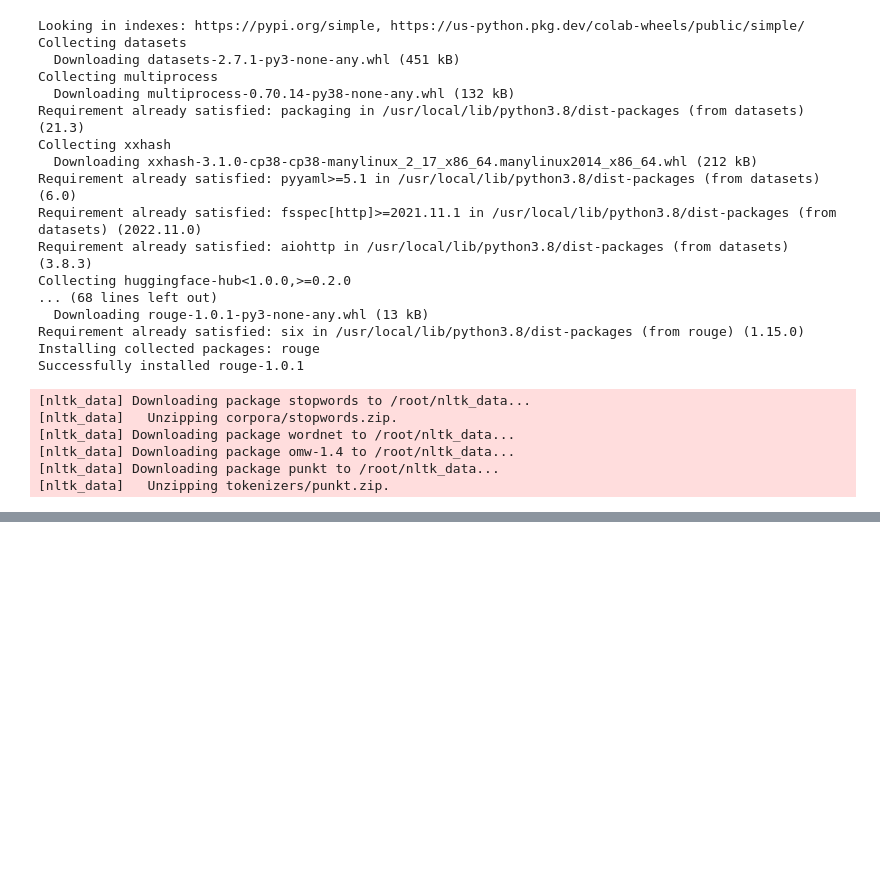
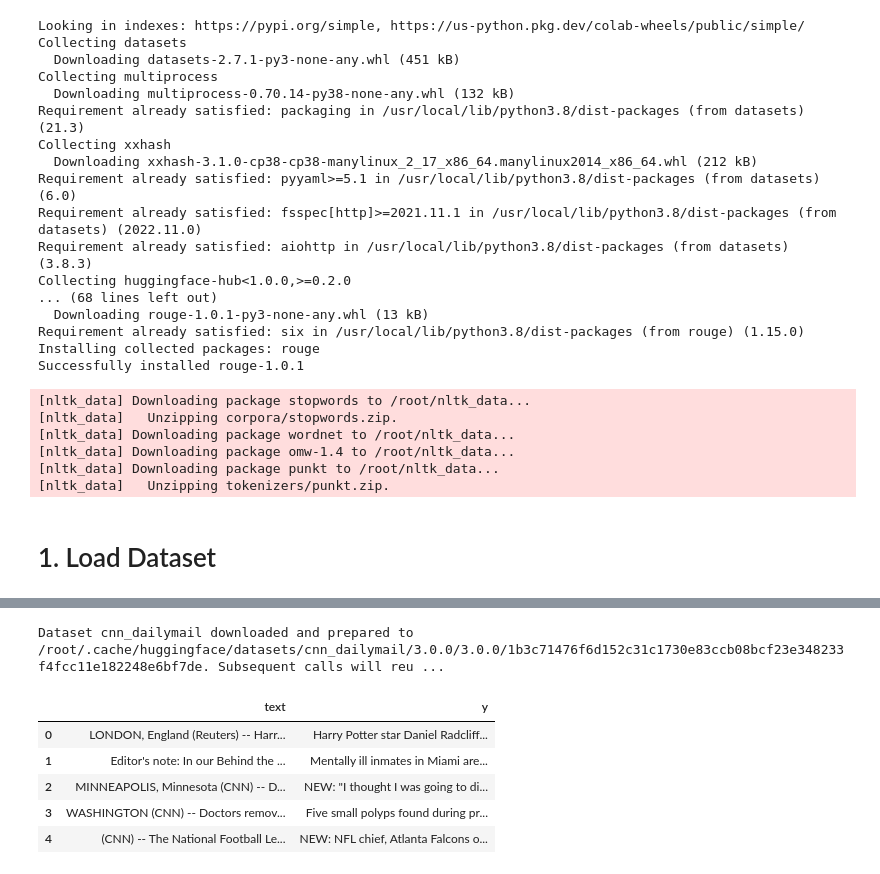
Before and after one commit to lordzlasher/summarization-nlp, a Jupyter notebook: Summarzation.ipynb, the cells around one changed output, grey strips where cells are left out. Drawn from its saved outputs; the diff is of its cells as text; code cells hidden in the pictures; blank space fills up the shorter version.

Commit message:
load dataset (fulltext)

```diff
--- a/Summarzation.ipynb
+++ b/Summarzation.ipynb
@@ -64,3 +64,12 @@ import gensim.downloader as gensim_api
 [nltk_data] Downloading package omw-1.4 to /root/nltk_data...
 [nltk_data] Downloading package punkt to /root/nltk_data...
 [nltk_data]   Unzipping tokenizers/punkt.zip.
+# %% [markdown]
+# 1. Load Dataset
+# %%
+dataset = datasets.load_dataset("cnn_dailymail", '3.0.0')
+lst_dics = [dic for dic in dataset["train"]]
+dtf = pd.DataFrame(lst_dics).rename(columns={"article":"text",
+      "highlights":"y"})[["text","y"]].head(20000)
+dtf.head()
+# %% [output]
@@ -66,0 +77,7 @@ import gensim.downloader as gensim_api
+Dataset cnn_dailymail downloaded and prepared to /root/.cache/huggingface/datasets/cnn_dailymail/3.0.0/3.0.0/1b3c71476f6d152c31c1730e83ccb08bcf23e348233f4fcc11e182248e6bf7de. Subsequent calls will reu ...
+|  | text | y |
+| 0 | LONDON, England (Reuters) -- Harr... | Harry Potter star Daniel Radcliff... |
+| 1 | Editor's note: In our Behind the ... | Mentally ill inmates in Miami are... |
+| 2 | MINNEAPOLIS, Minnesota (CNN) -- D... | NEW: "I thought I was going to di... |
+| 3 | WASHINGTON (CNN) -- Doctors remov... | Five small polyps found during pr... |
+| 4 | (CNN) -- The National Football Le... | NEW: NFL chief, Atlanta Falcons o... |
```
Also changed, not shown: parts of 2 cells of this notebook.
